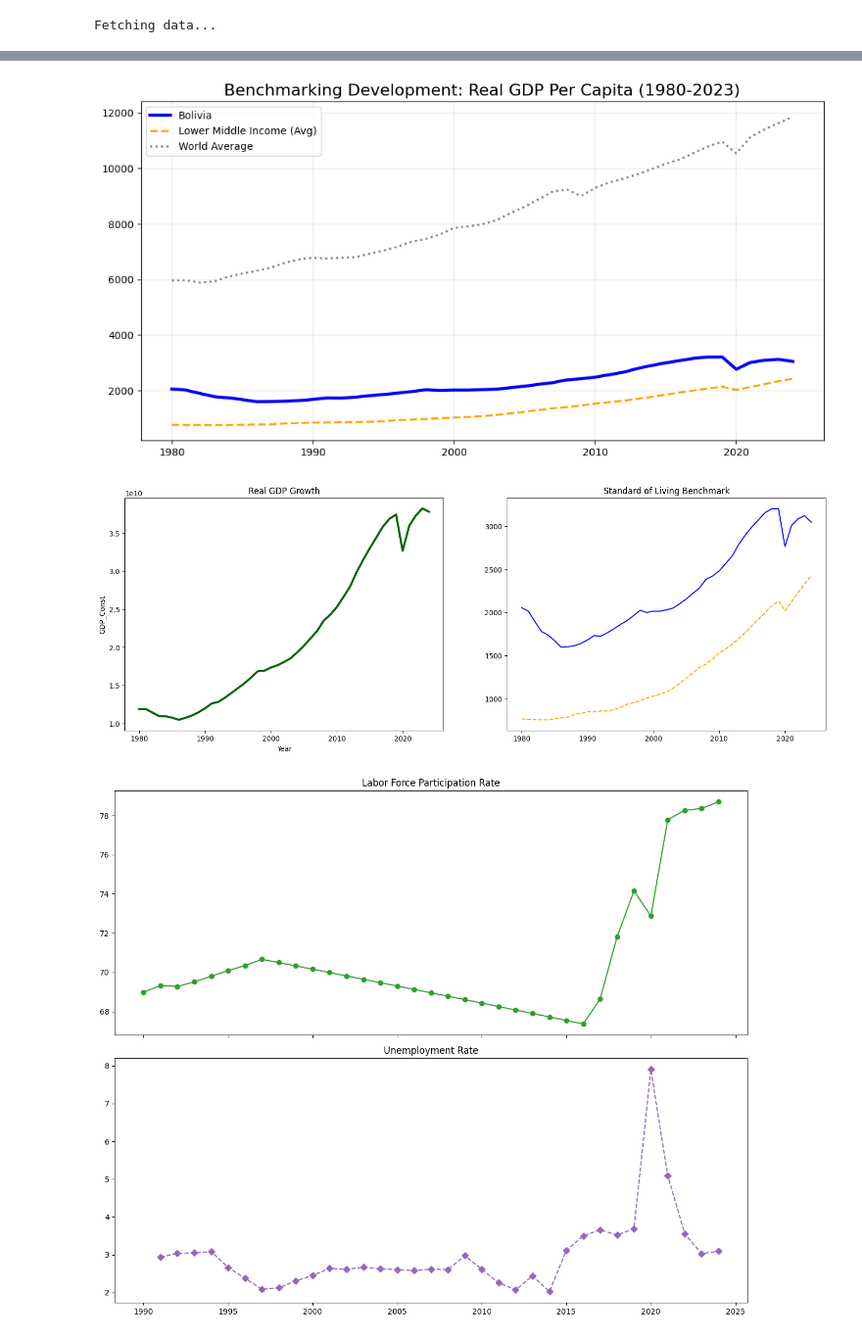
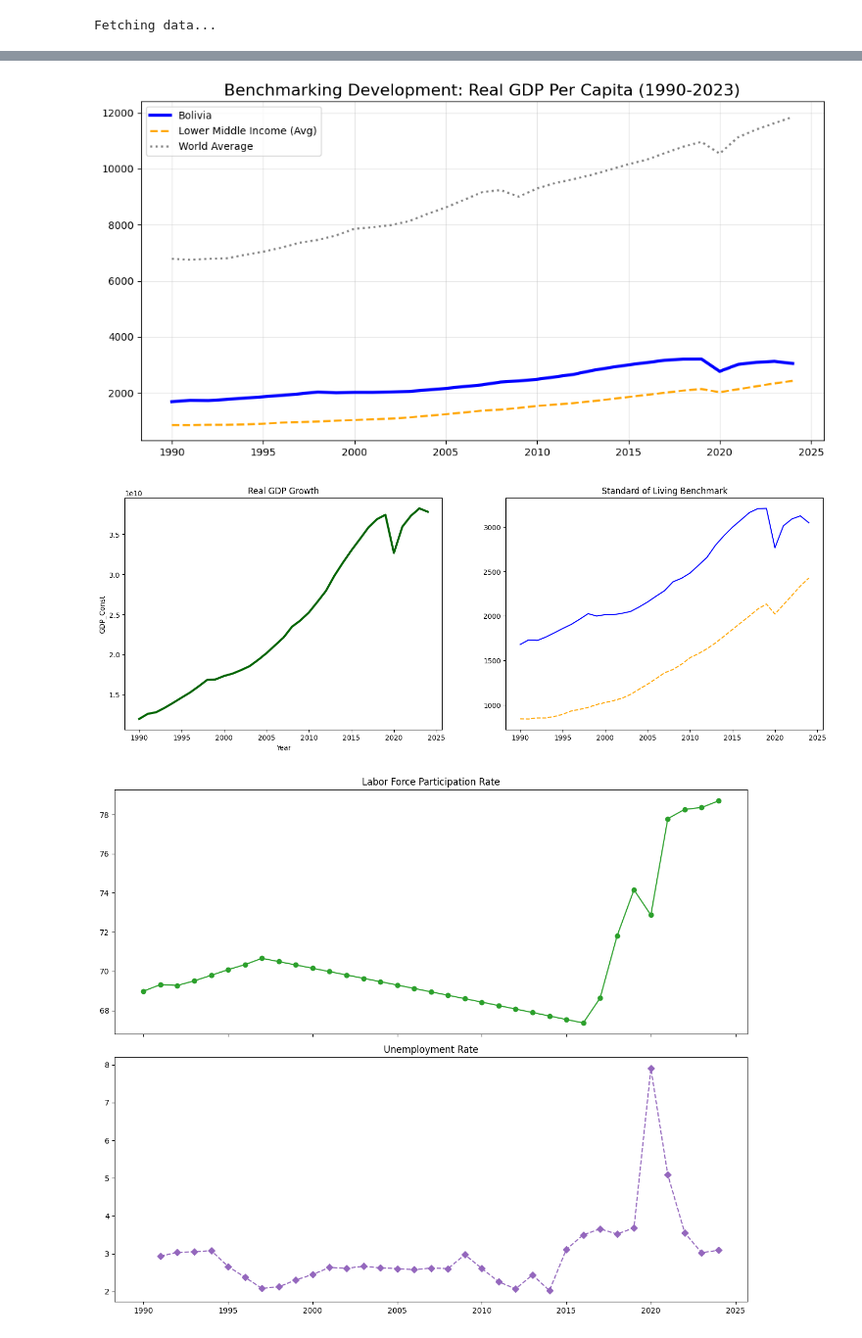
Before and after one commit to zackdihel/ECON-5200-Data-Analytics, a Jupyter notebook: Lab 3/[Lab_3]_Visualizing_Development_with_WBGAPI.ipynb, the cells around one changed output, grey strips where cells are left out. Shown at 98% size. Drawn from its saved outputs; the diff is of its cells as text; code cells hidden in the pictures.

```diff
--- a/Lab 3/[Lab_3]_Visualizing_Development_with_WBGAPI.ipynb
+++ b/Lab 3/[Lab_3]_Visualizing_Development_with_WBGAPI.ipynb
@@ -36,7 +36,7 @@ indicators = {
 }
 # %%
 print("Fetching data...")
-df_raw = wb.data.DataFrame(indicators, economy=country_codes, time=range(1980, 2025))
+df_raw = wb.data.DataFrame(indicators, economy=country_codes, time=range(1990, 2025))
 # %% [output]
 Fetching data...
 # %%
@@ -97,14 +97,14 @@ plt.show()
 # %%
 plt.figure(figsize=(12, 6))
 plt.plot(df.index, df[('BOL', 'GDP_Per_Capita_Const')], label='Bolivia', color='blue', linewidth=3)
 plt.plot(df.index, df[('LMC', 'GDP_Per_Capita_Const')], label='Lower Middle Income (Avg)', color='orange', linestyle='--', linewidth=2)
 plt.plot(df.index, df[('WLD', 'GDP_Per_Capita_Const')], label='World Average', color='grey', linestyle=':', linewidth=2)
-plt.title('Benchmarking Development: Real GDP Per Capita (1980-2023)', fontsize=16)
+plt.title('Benchmarking Development: Real GDP Per Capita (1990-2023)', fontsize=16)
 plt.legend()
 plt.grid(True, alpha=0.3)
 plt.show()
 # %% [output]
-[figure, old version]
+[figure, new version]
 # %%
 fig, (ax1, ax2) = plt.subplots(1, 2, figsize=(18, 6))
 # Chart A: Total GDP
@@ -117,7 +117,7 @@ ax2.plot(df.index, df[('LMC', 'GDP_Per_Capita_Const')], color='orange', linestyl
 ax2.set_title('Standard of Living Benchmark')
 plt.show()
 # %% [output]
-[figure, old version]
+[figure, new version]
 # %%
 fig, (ax1, ax2) = plt.subplots(2, 1, figsize=(12, 10), sharex=True)
 
```
Also changed, not shown: parts of 8 cells of this notebook.
